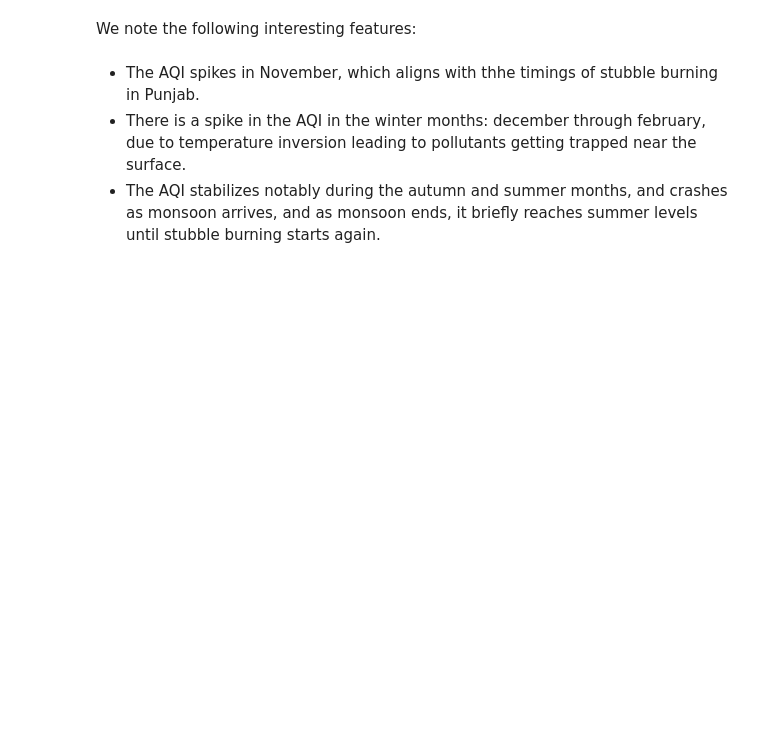
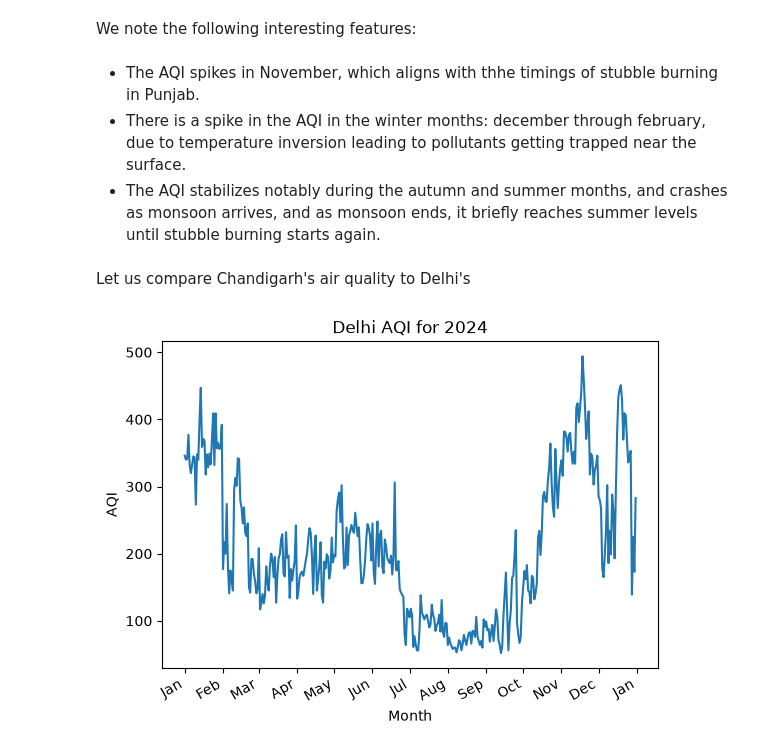
Before and after one commit to nikunj1431/AQIPrediction, a Jupyter notebook: EDA_Notebook.ipynb, the cells around one changed output. Drawn from its saved outputs; the diff is of its cells as text; code cells hidden in the pictures; blank space fills up the shorter version.

```diff
--- a/EDA_Notebook.ipynb
+++ b/EDA_Notebook.ipynb
@@ -49,3 +49,29 @@ We note the following interesting features:
 - The AQI spikes in November, which aligns with thhe timings of stubble burning in Punjab.
 - There is a spike in the AQI in the winter months: december through february, due to temperature inversion leading to pollutants getting trapped near the surface.
 - The AQI stabilizes notably during the autumn and summer months, and crashes as monsoon arrives, and as monsoon ends, it briefly reaches summer levels until stubble burning starts again.
+# %% [markdown]
+Let us compare Chandigarh's air quality to Delhi's
+# %%
+import numpy as np
+import pandas as pd
+import matplotlib.pyplot as plt
+import matplotlib.dates as mdates
+
+df = pd.read_csv('Delhi_23to25.csv')
+df['date'] = pd.to_datetime(df['date'])
+
+df_24 = df[df['date'].dt.year == 2024]
+plt.plot(df_24['date'], df_24['aqi_value'])
+
+axis = plt.gca()
+axis.xaxis.set_major_locator(mdates.MonthLocator(interval =1))
+axis.xaxis.set_major_formatter(mdates.DateFormatter('%b'))
+
+plt.title('Delhi AQI for 2024')
+plt.xlabel('Month')
+plt.ylabel('AQI')
+plt.gcf().autofmt_xdate()
+
+plt.show()
+# %% [output]
+[figure, added]
```
Also changed, not shown: parts of 10 cells of this notebook, 3 other files.
